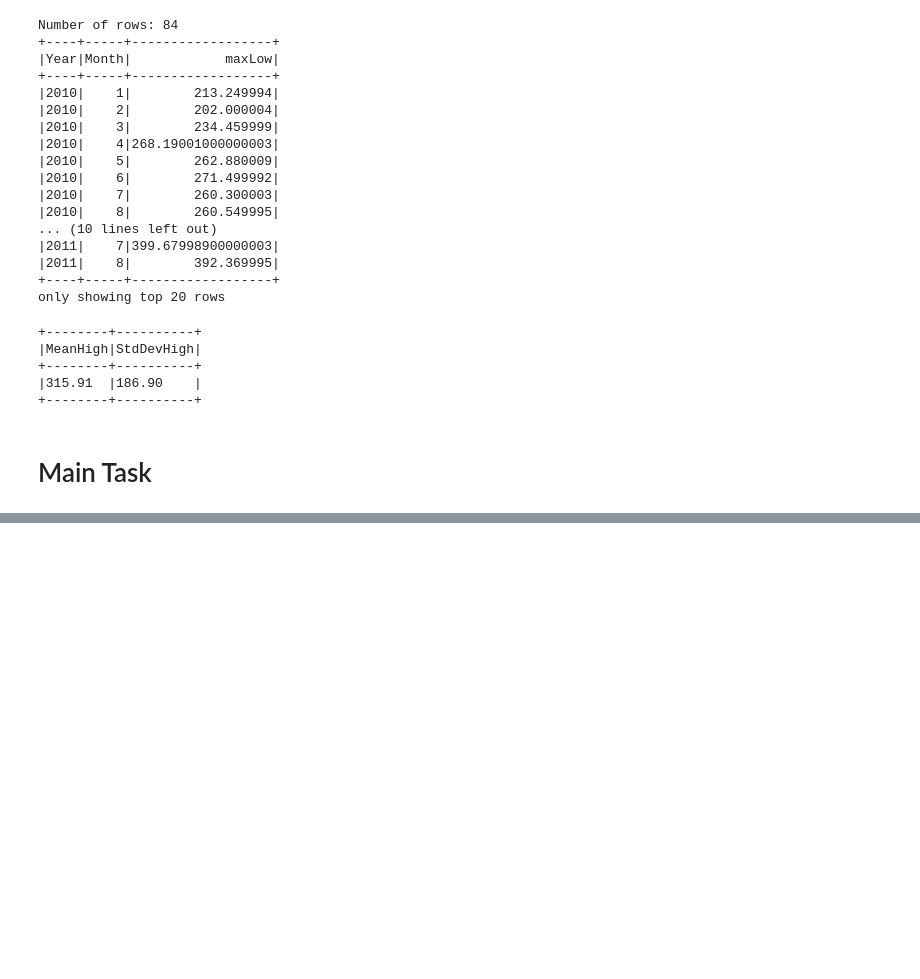
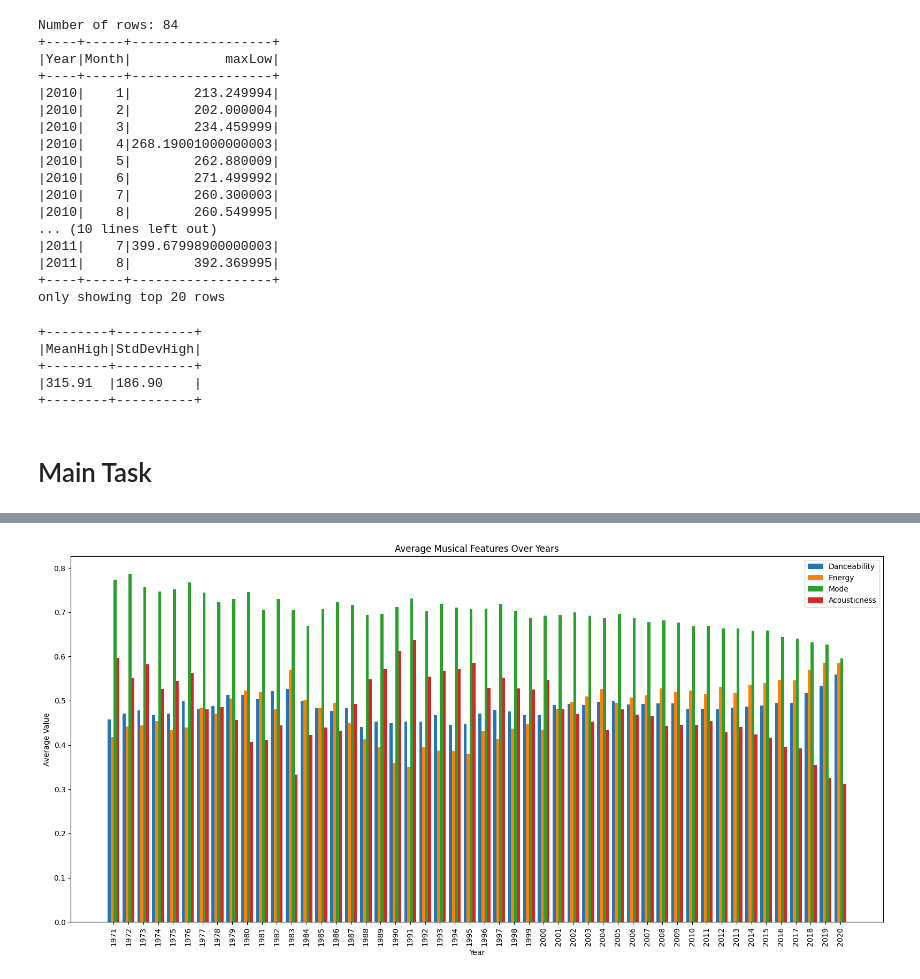
Before and after one commit to eslami200117/Data-Science, a Jupyter notebook: CA3/CA3.ipynb, the cells around one changed output, grey strips where cells are left out. Cells and saved outputs as stored; diff of their text form; code cells hidden in the pictures; blank space fills up the shorter version.

```diff
--- a/CA3/CA3.ipynb
+++ b/CA3/CA3.ipynb
@@ -154,0 +271,37 @@ spotify_data = spark.read.parquet("spotify.parquet")
+# %%
+av = spotify_data_clean.groupBy("year") \
+                          .agg(avg("danceability").alias("avg_danceability"),
+                              avg("energy").alias("avg_energy"),
+                              avg("speechiness").alias("avg_speechiness"),
+                              avg("mode").alias("avg_mode"),
+                              avg("acousticness").alias("avg_acousticness"),
+                              avg("instrumentalness").alias("avg_instrumentalness"),
+                              avg("liveness").alias("avg_liveness"),
+                              avg("valence").alias("avg_valence")) \
+                          .orderBy("year").filter(sqlf.col("year") > 1970)
+# %%
+years = av.select("year").rdd.flatMap(lambda x: x).collect()
+features = ["avg_danceability", "avg_energy",
+            "avg_mode", "avg_acousticness"]
+
+# colors = ['b', 'g', 'r', 'c']
+bar_width = 0.2
+positions = np.arange(len(years))
+
+# Create Bar Plot
+plt.figure(figsize=(16, 8))
+
+for i, feature in enumerate(features):
+    values = av.select(feature).rdd.flatMap(lambda x: x).collect()
+    plt.bar(positions + i*bar_width, values, bar_width, label=feature.split("_")[1].capitalize())
+
+plt.xlabel('Year')
+plt.ylabel('Average Value')
+plt.title('Average Musical Features Over Years')
+plt.xticks(positions + 0.3, years)
+plt.xticks(rotation=90)
+plt.legend()
+plt.tight_layout()
+plt.show()
+# %% [output]
+[figure, added]
```
Also changed, not shown: parts of 16 cells of this notebook.
